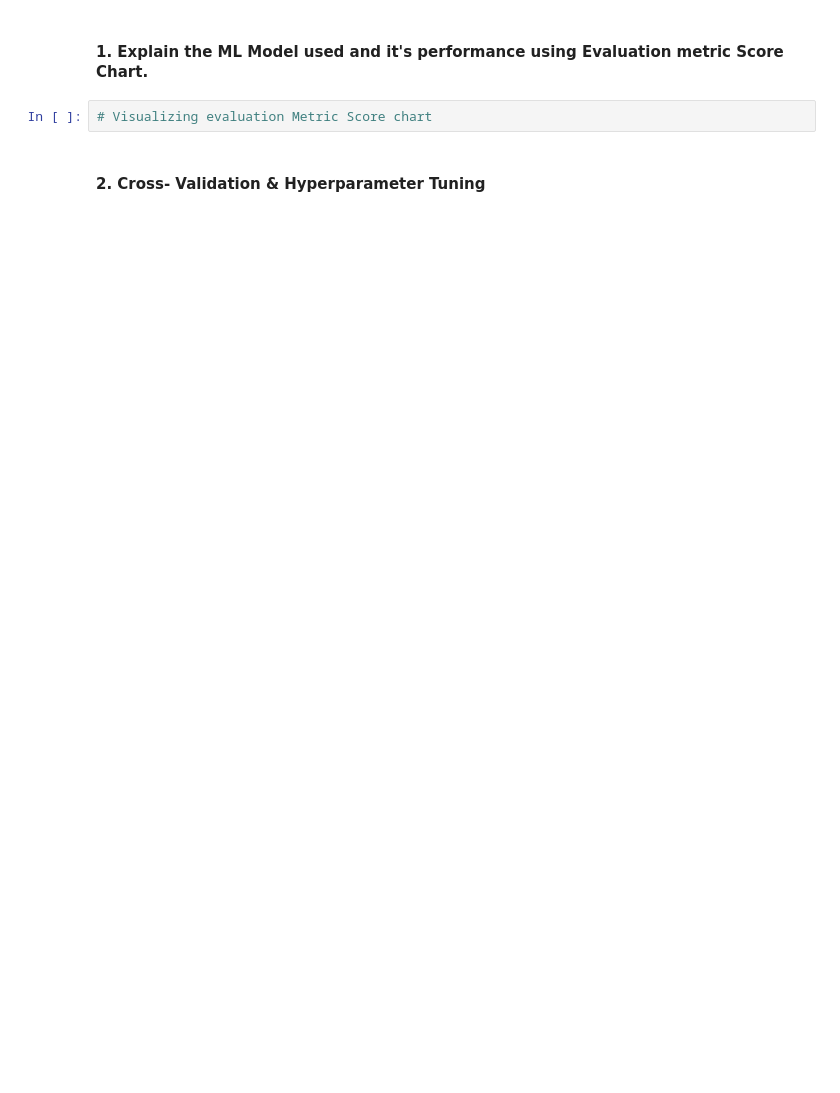
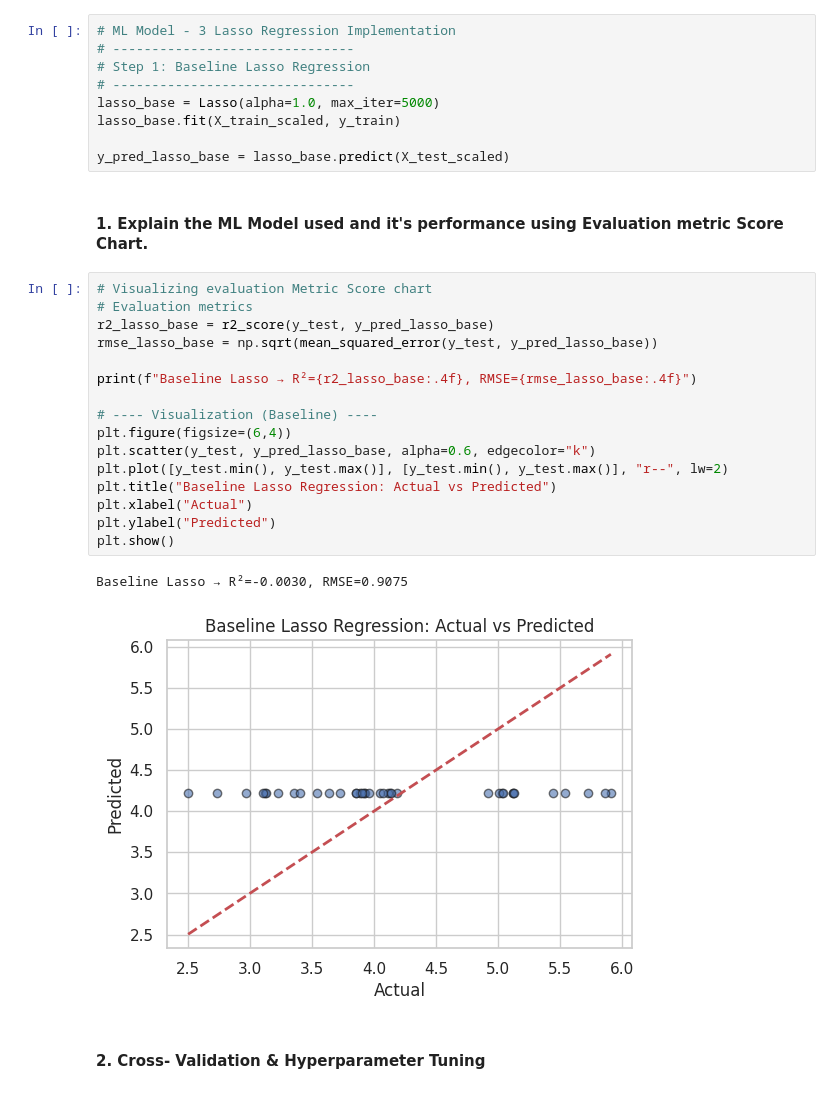
Before and after one commit to PKalyani1994/Regression_Project, a Jupyter notebook: KALYANI_ML_PROJECT.ipynb, the cells around one changed output. Drawn from its saved outputs; the diff is of its cells as text; blank space fills up the shorter version.

```diff
--- a/KALYANI_ML_PROJECT.ipynb
+++ b/KALYANI_ML_PROJECT.ipynb
@@ -804,7 +891,33 @@ Answer Here.
+# %%
+# ML Model - 3 Lasso Regression Implementation
+# -------------------------------
+# Step 1: Baseline Lasso Regression
+# -------------------------------
+lasso_base = Lasso(alpha=1.0, max_iter=5000)
+lasso_base.fit(X_train_scaled, y_train)
+
+y_pred_lasso_base = lasso_base.predict(X_test_scaled)
 # %% [markdown]
 #### 1. Explain the ML Model used and it's performance using Evaluation metric Score Chart.
-# %%
-# Visualizing evaluation Metric Score chart
+# %%
+# Visualizing evaluation Metric Score chart
+# Evaluation metrics
+r2_lasso_base = r2_score(y_test, y_pred_lasso_base)
+rmse_lasso_base = np.sqrt(mean_squared_error(y_test, y_pred_lasso_base))
+
+print(f"Baseline Lasso → R²={r2_lasso_base:.4f}, RMSE={rmse_lasso_base:.4f}")
+
+# ---- Visualization (Baseline) ----
+plt.figure(figsize=(6,4))
+plt.scatter(y_test, y_pred_lasso_base, alpha=0.6, edgecolor="k")
+plt.plot([y_test.min(), y_test.max()], [y_test.min(), y_test.max()], "r--", lw=2)
+plt.title("Baseline Lasso Regression: Actual vs Predicted")
+plt.xlabel("Actual")
+plt.ylabel("Predicted")
+plt.show()
+# %% [output]
+Baseline Lasso → R²=-0.0030, RMSE=0.9075
+[figure, added]
 # %% [markdown]
 #### 2. Cross- Validation & Hyperparameter Tuning
 # %%
```
Also changed, not shown: parts of 33 cells of this notebook.
